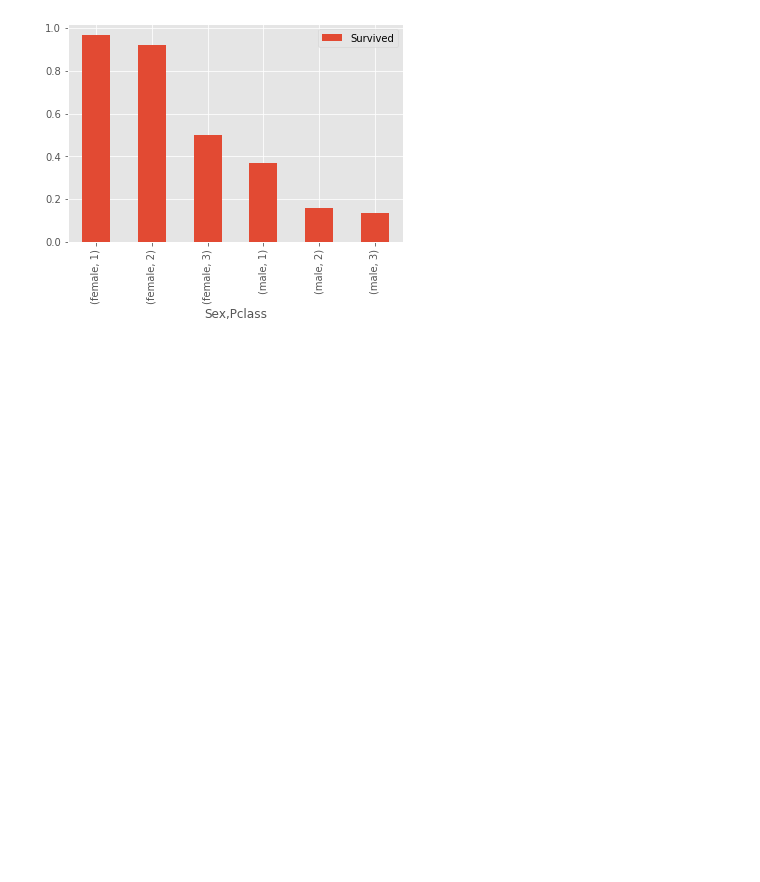
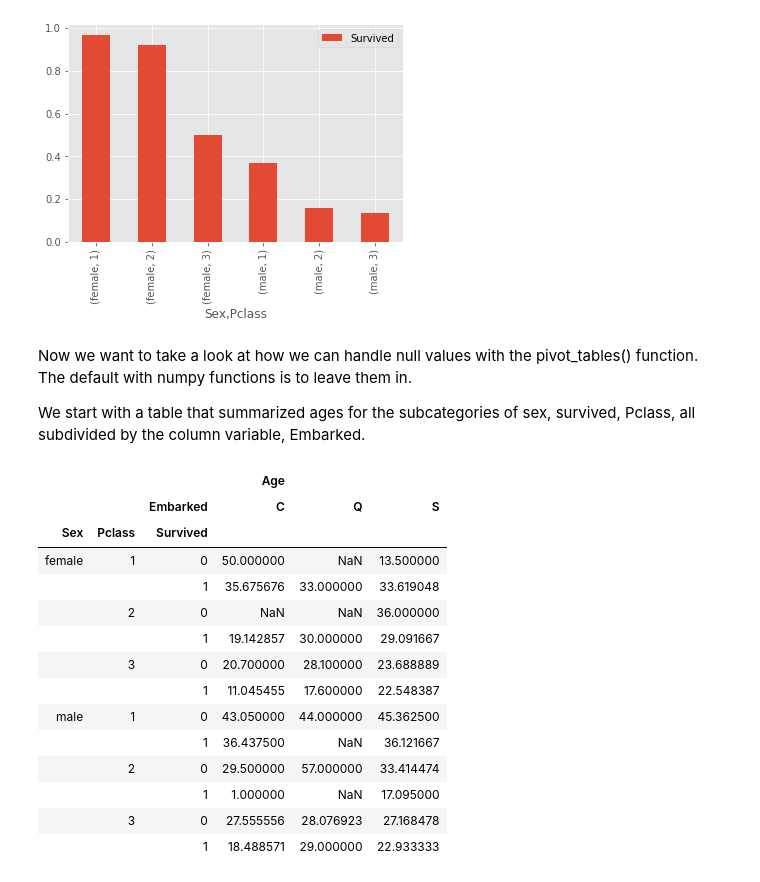
Before and after one commit to michaelreinhard/python_functions, a Jupyter notebook: titanic_pivot_table.ipynb, the cells around one changed output. Saved outputs shown, nothing was run; the diff lists cells and outputs as text; code cells hidden in the pictures; blank space fills up the shorter version.

Commit message:
added treatment of missing values.

```diff
--- a/titanic_pivot_table.ipynb
+++ b/titanic_pivot_table.ipynb
@@ -131,0 +129,24 @@ table = pd.pivot_table(data)
+# %% [markdown]
+Now we want to take a look at how we can handle null values with the pivot_tables() function. The default with numpy functions is to leave them in.
+
+We start with a table that summarized ages for the subcategories of sex, survived, Pclass, all subdivided by the column variable, Embarked.
+# %%
+table = pd.pivot_table(data=df, index=['Sex', 'Pclass', 'Survived'], columns=['Embarked'], values=['Age'], \
+                       aggfunc=np.mean)
+table
+# %% [output]
+|  |  |  | Age |  |  |
+|  |  | Embarked | C | Q | S |
+| Sex | Pclass | Survived |  |  |  |
+| female | 1 | 0 | 50.000000 | NaN | 13.500000 |
+|  |  | 1 | 35.675676 | 33.000000 | 33.619048 |
+|  | 2 | 0 | NaN | NaN | 36.000000 |
+|  |  | 1 | 19.142857 | 30.000000 | 29.091667 |
+|  | 3 | 0 | 20.700000 | 28.100000 | 23.688889 |
+|  |  | 1 | 11.045455 | 17.600000 | 22.548387 |
+| male | 1 | 0 | 43.050000 | 44.000000 | 45.362500 |
+|  |  | 1 | 36.437500 | NaN | 36.121667 |
+|  | 2 | 0 | 29.500000 | 57.000000 | 33.414474 |
+|  |  | 1 | 1.000000 | NaN | 17.095000 |
+|  | 3 | 0 | 27.555556 | 28.076923 | 27.168478 |
+|  |  | 1 | 18.488571 | 29.000000 | 22.933333 |
```
Also changed, not shown: parts of 3 cells of this notebook.
